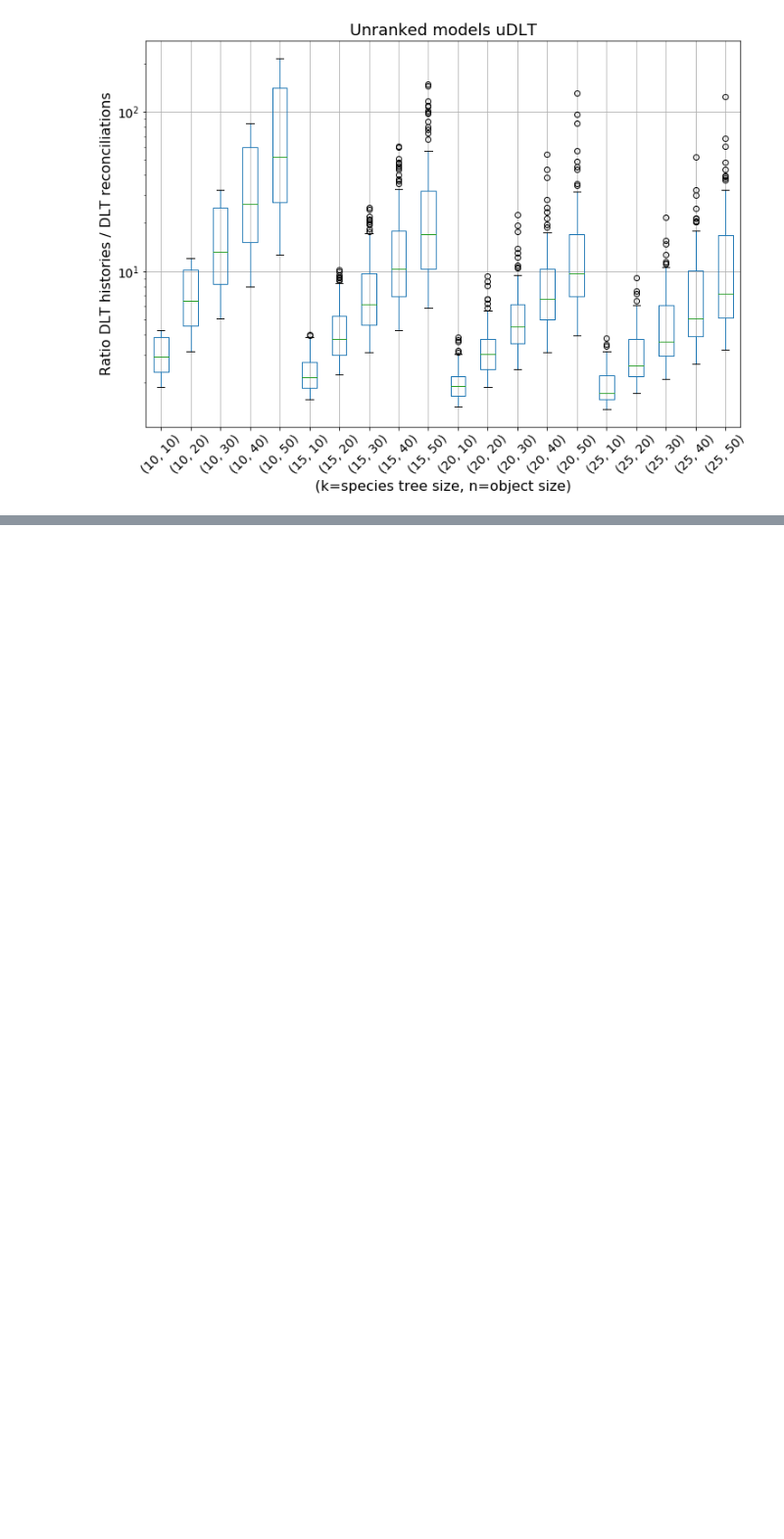
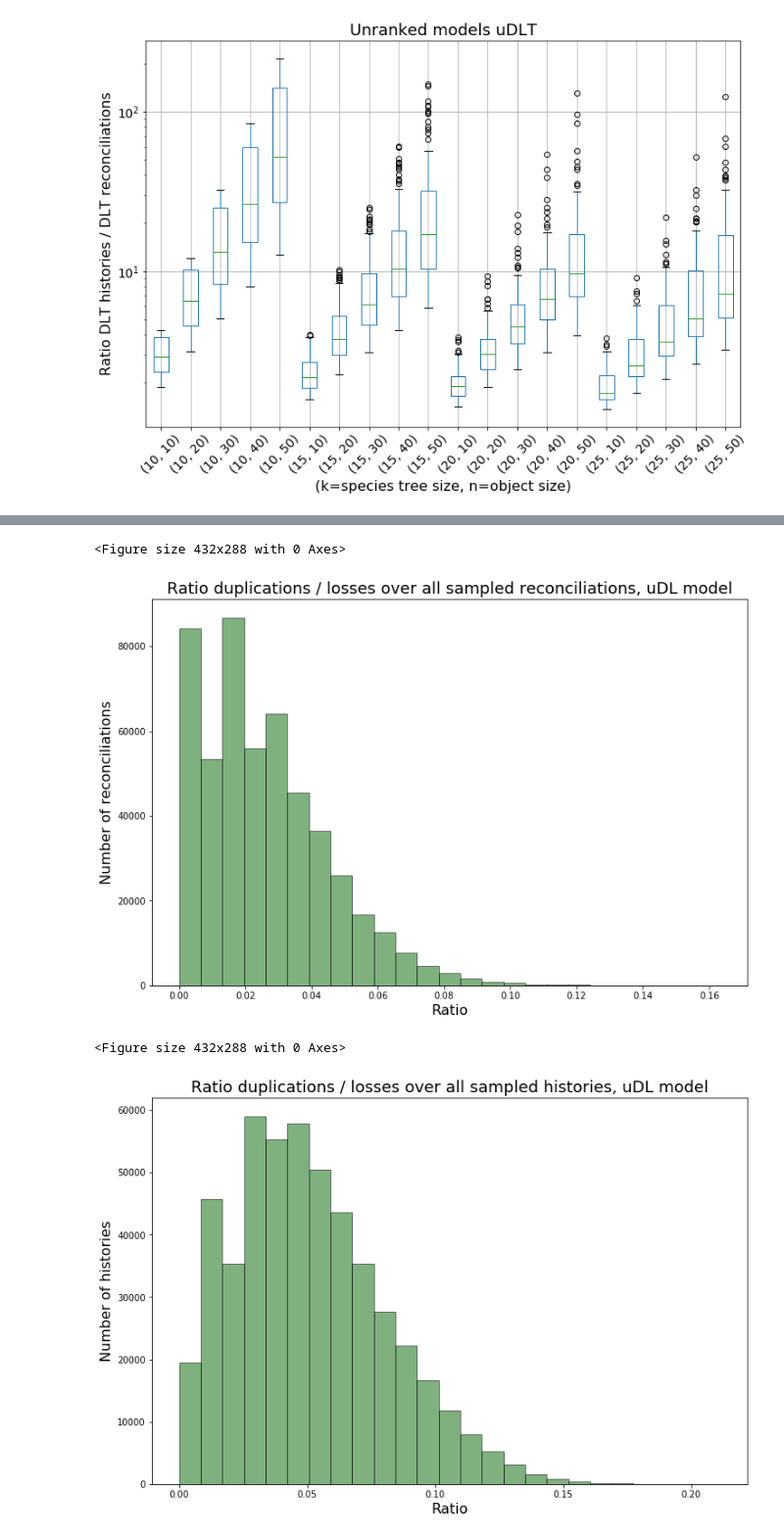
Before and after one commit to cchauve/DLT-Histories, a Jupyter notebook: exp/20-11-2019-Reconciliations/doc/NB1.ipynb, the cells around one changed output, grey strips where cells are left out. Shown at 98% size. Saved outputs shown, nothing was run; the diff lists cells and outputs as text; code cells hidden in the pictures; blank space fills up the shorter version.

```diff
--- a/exp/20-11-2019-Reconciliations/doc/NB1.ipynb
+++ b/exp/20-11-2019-Reconciliations/doc/NB1.ipynb
@@ -305,0 +428,35 @@ plt.show()
+# %%
+bins_R_LOSS_SCORE_uDL = np.linspace(0.7,1,NB_BINS)
+bins_R_DUP_SCORE_uDL = np.linspace(0,0.3,NB_BINS)
+bins_R_RATIO_LOSS_DUP_uDL = np.linspace(min(RATIO_R_LOSS_DUP_uDL),max(RATIO_R_LOSS_DUP_uDL),NB_BINS)
+
+plt.figure()
+fig = plt.figure(figsize=(12,8))
+ax  = fig.add_subplot(111)
+plt.title('Ratio duplications / losses over all sampled reconciliations, uDL model', fontsize=14)
+_ = plt.hist(RATIO_R_LOSS_DUP_uDL, bins=bins_R_RATIO_LOSS_DUP_uDL, ec='black', color='darkgreen', alpha=0.5)
+ax.title.set_size(18)
+ax.set_xlabel('Ratio', fontsize=16)
+ax.set_ylabel('Number of reconciliations', fontsize=16)
+plt.savefig('figures/DupLoss_R_16_30_uDL.png')
+plt.show()
+
+bins_H_LOSS_SCORE_uDL = np.linspace(0.7,1,NB_BINS)
+bins_H_DUP_SCORE_uDL = np.linspace(0,0.3,NB_BINS)
+bins_H_RATIO_LOSS_DUP_uDL = np.linspace(min(RATIO_H_LOSS_DUP_uDL),max(RATIO_H_LOSS_DUP_uDL),NB_BINS)
+
+plt.figure()
+fig = plt.figure(figsize=(12,8))
+ax  = fig.add_subplot(111)
+plt.title('Ratio duplications / losses over all sampled histories, uDL model', fontsize=14)
+_ = plt.hist(RATIO_H_LOSS_DUP_uDL, bins=bins_H_RATIO_LOSS_DUP_uDL, ec='black', color='darkgreen', alpha=0.5)
+ax.title.set_size(18)
+ax.set_xlabel('Ratio', fontsize=16)
+ax.set_ylabel('Number of histories', fontsize=16)
+plt.savefig('figures/DupLoss_H_16_30_uDL.png')
+plt.show()
+# %% [output]
+<Figure size 432x288 with 0 Axes>
+[figure, added]
+<Figure size 432x288 with 0 Axes>
+[figure, added]
```
Also changed, not shown: parts of 7 cells of this notebook, 14 other files.
